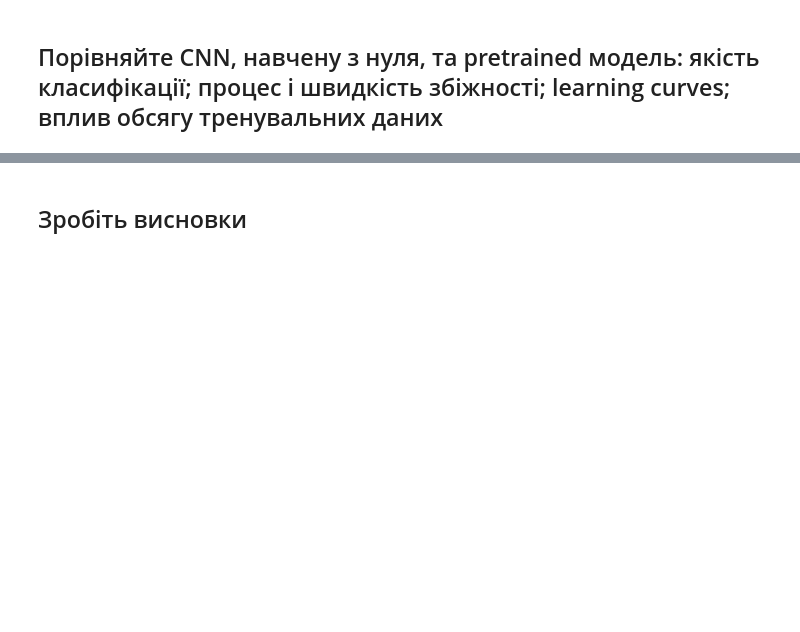
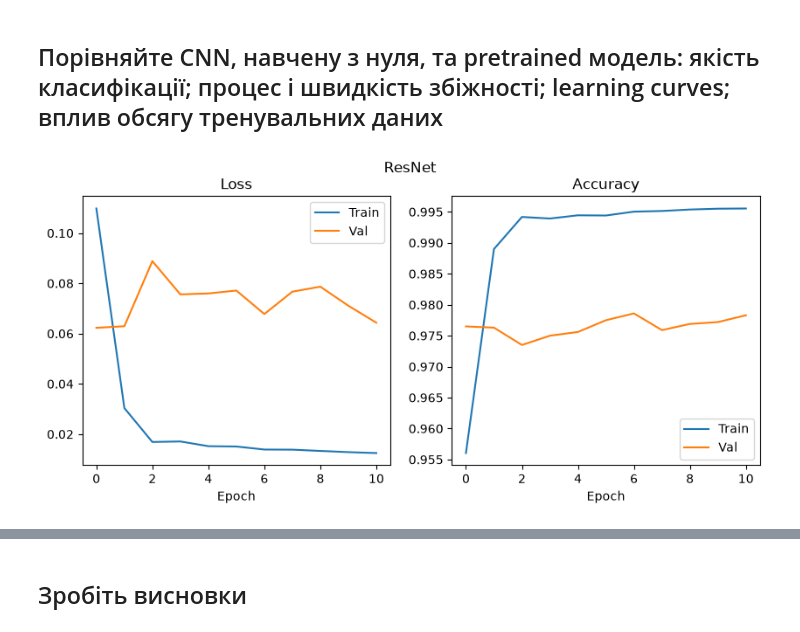
Before and after one commit to KPI-FTI-MMDA-Klymentiev/IntelligentDataAnalysis, a Jupyter notebook: labs/lab3/lab3.ipynb, the cells around one changed output, grey strips where cells are left out. Drawn from its saved outputs; the diff is of its cells as text; code cells hidden in the pictures; blank space fills up the shorter version.

```diff
--- a/labs/lab3/lab3.ipynb
+++ b/labs/lab3/lab3.ipynb
@@ -530,2 +809,12 @@ X_train, X_test, y_train, y_test = train_test_split(
 # %% [markdown]
 ## Порівняйте CNN, навчену з нуля, та pretrained модель:  якість класифікації;  процес і швидкість збіжності;  learning curves;  вплив обсягу тренувальних даних
+# %%
+plot_learning_curves(
+    train_loss_history_resnet,
+    train_accuracy_history_resnet,
+    val_loss_history_resnet,
+    val_accuracy_history_resnet,
+    title="ResNet",
+)
+# %% [output]
+[figure, added]
```
Also changed, not shown: parts of 29 cells of this notebook, 1 other file.
